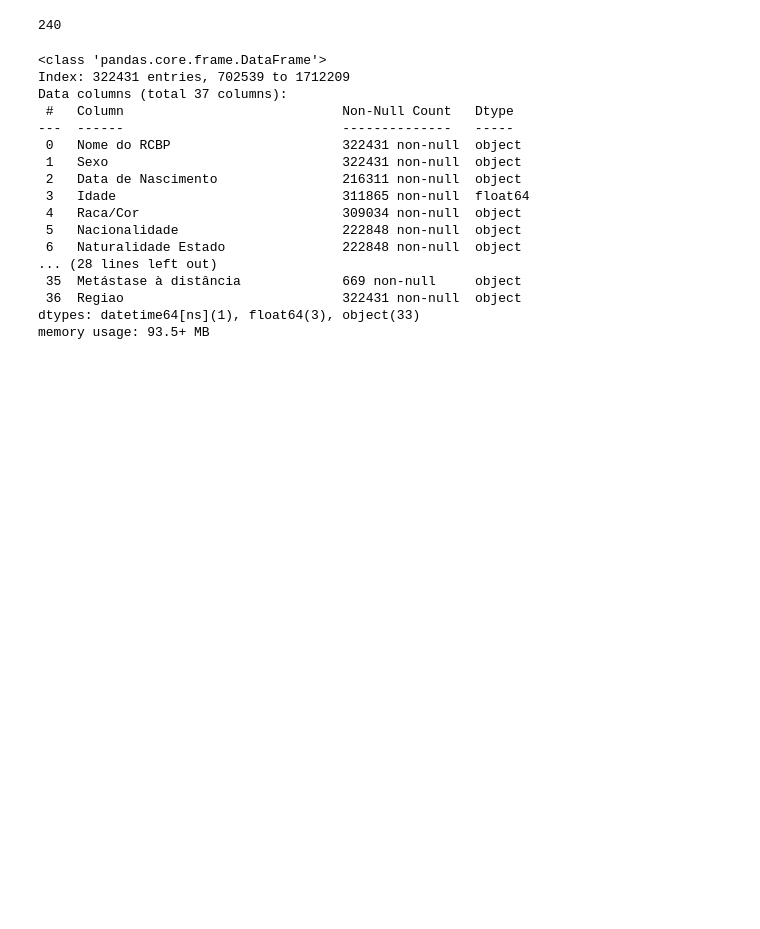
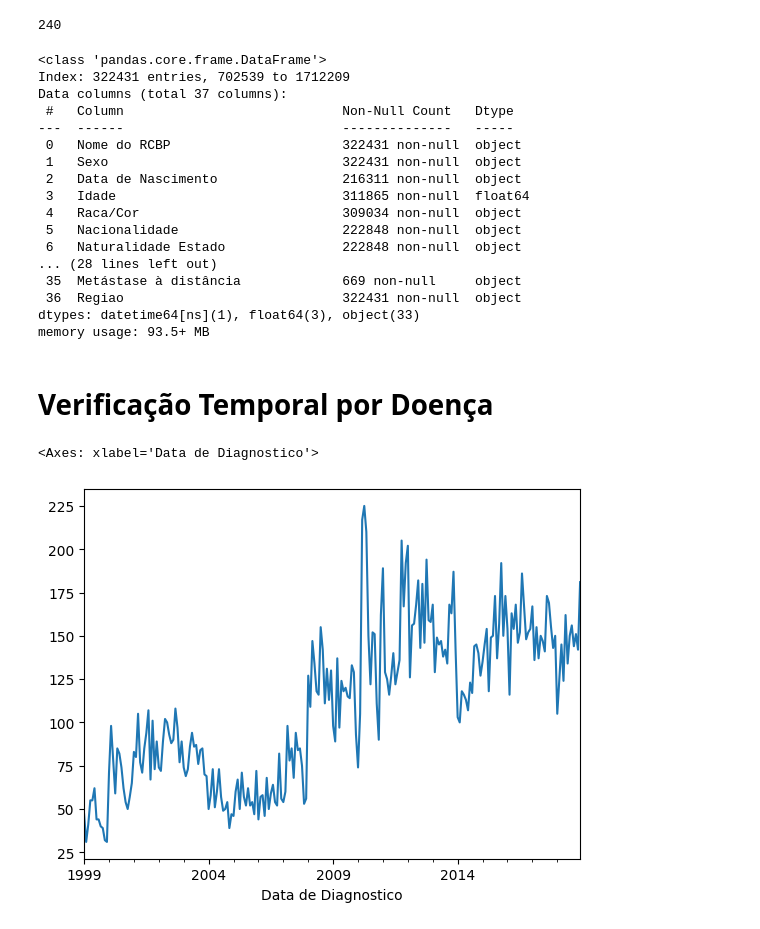
Before and after one commit to MateusVasc/IC-Cancer-Time-Series, a Jupyter notebook: Analises Regionais/centro_oeste.ipynb, the cells around one changed output. Cells and saved outputs as stored; diff of their text form; code cells hidden in the pictures; blank space fills up the shorter version.

```diff
--- a/Analises Regionais/centro_oeste.ipynb
+++ b/Analises Regionais/centro_oeste.ipynb
@@ -87,3 +87,53 @@ Data columns (total 37 columns):
  36  Regiao                            322431 non-null  object
 dtypes: datetime64[ns](1), float64(3), object(33)
 memory usage: 93.5+ MB
+# %% [markdown]
+# Verificação Temporal por Doença
+# %%
+df_mama = df[df['Descrição da Doenca'].isin(['MAMA , SOE', 'QUADRANTE SUPERIOR EXTERNO DA MAMA', 'PROLONGAMENTO AXILAR DA MAMA',
+                                            'QUADRANTE SUPERIOR INTERNO DA MAMA', 'CARCINOMA "IN SITU" DA MAMA, SOE',
+                                            'PORCAO CENTRAL DA MAMA', 'QUADRANTE INFERIOR EXTERNO DA MAMA',
+                                            'LESAO INVASIVA DA MAMA', 'QUADRANTE INFERIOR INTERNO DA MAMA', 'MAMA'])]
+
+df_prostata = df[df['Descrição da Doenca'] == 'PROSTATA']
+
+df_colo_utero = df[df['Descrição da Doenca'].isin(['COLO DO UTERO, SOE', 'OUTRAS PARTES DO COLO DO UTERO',
+                                                  'LESAO INVASIVA DO COLO DO UTERO', 'COLO DO UTERO',
+                                                  'CARCINOMA "IN SITU" DO COLO DO UTERO (CERVIX)'])]
+
+df_pele = df[df['Descrição da Doenca'].isin(['PELE DE OUTRAS PARTES DA FACE, SOE', 'PELE DE OUTRAS PARTES DA FACE',
+                                            'PELE DO MEMBRO INFERIOR E DO QUADRIL','PELE DA PALPEBRA E CANTO',
+                                            'PELE DO TRONCO','NEOPLASIA MALIGNA DA PELE','PELE DO COURO CABELUDO E DO PESCOCO',
+                                            'PELE DA ORELHA E CONDUTO AUDITIVO EXTERNO','PELE DO MEMBRO SUPERIOR E DO OMBRO',
+                                            'PELE DOS MEMBROS SUPERIORES, INCLUINDO OMBRO','PELE DO LABIO',
+                                            'PELE DA ORELHA E DO CONDUTO AUDITIVO EXTERNO','SARCOMA DE KAPOSI DA PELE',
+                                            'PELE DA PALPEBRA, INCLUINDO CANTO','PELE DOS MEMBROS INFERIORES, INCLUINDO QUADRIL',
+                                            'MELANOMA MALIGNO DA PELE, SOE','PELE, SOE','LESAO INVASIVA DA PELE',
+                                            'MELANOMA MALIGNO INVASIVO DA PELE','PELE DE OUTRAS LOCALIZACOES',
+                                            'OUTRAS NEOPLASIAS MALIGNAS DA PELE'])]
+
+df_pulmao = df[df['Descrição da Doenca'].isin(['BRONQUIOS OU PULMOES, SOE', 'BRONQUIOS E PULMOES',
+                                              'LESAO INVASIVA DOS BRONQUIOS E DOS PULMOES'])]
+# %%
+df_mama = df_mama.sort_values(by='Data de Diagnostico')
+df_prostata = df_prostata.sort_values(by='Data de Diagnostico')
+df_colo_utero = df_colo_utero.sort_values(by='Data de Diagnostico')
+df_pele = df_pele.sort_values(by='Data de Diagnostico')
+df_pulmao = df_pulmao.sort_values(by='Data de Diagnostico')
+# %%
+df_mama = df_mama.set_index('Data de Diagnostico')
+df_prostata = df_prostata.set_index('Data de Diagnostico')
+df_colo_utero = df_colo_utero.set_index('Data de Diagnostico')
+df_pele = df_pele.set_index('Data de Diagnostico')
+df_pulmao = df_pulmao.set_index('Data de Diagnostico')
+# %%
+result_mama = df_mama.resample("ME")['Nome do RCBP'].count()
+result_prostata = df_prostata.resample("ME")['Nome do RCBP'].count()
+result_colo_utero = df_colo_utero.resample("ME")['Nome do RCBP'].count()
+result_pele = df_pele.resample("ME")['Nome do RCBP'].count()
+result_pulmao = df_pulmao.resample("ME")['Nome do RCBP'].count()
+# %%
+result_mama.plot()
+# %% [output]
+<Axes: xlabel='Data de Diagnostico'>
+[figure, added]
```
Also changed, not shown: parts of 7 cells of this notebook, 4 other files.
